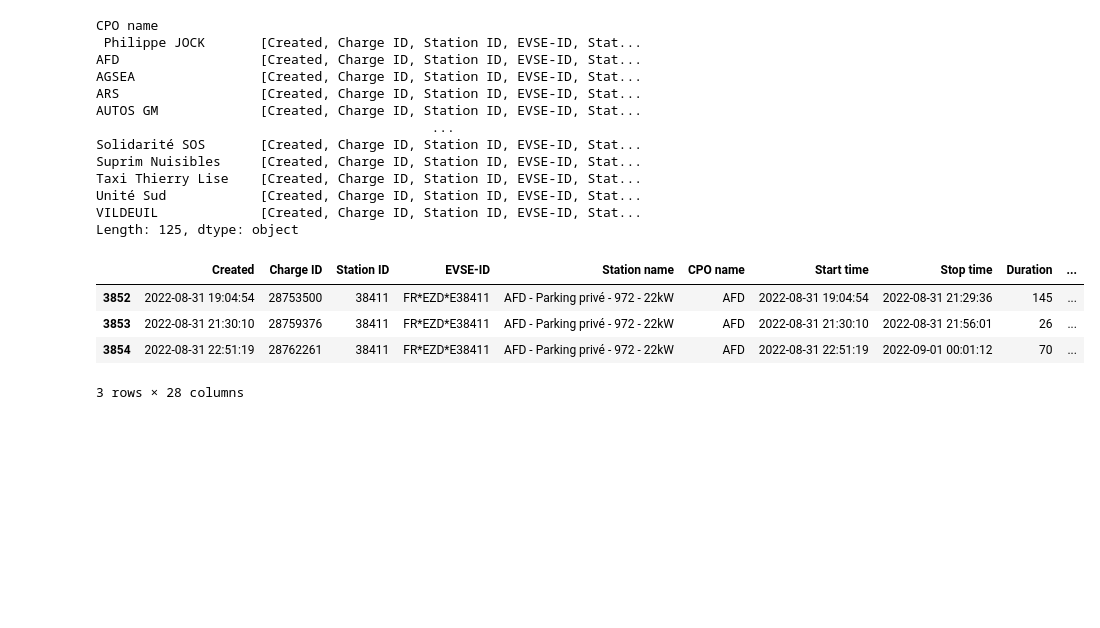
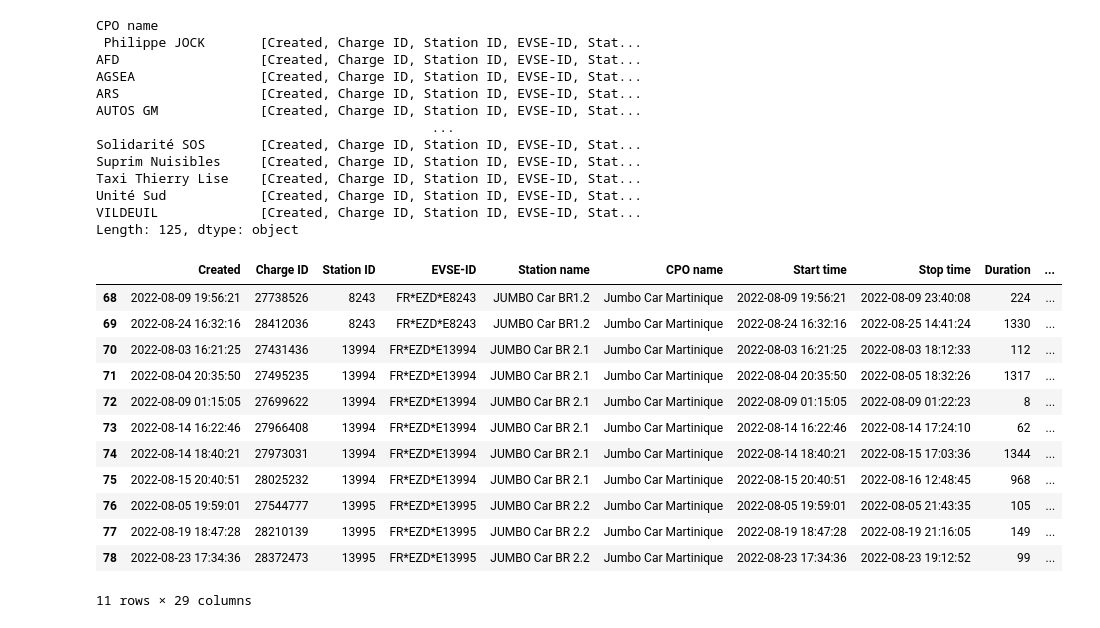
Before and after one commit to Stella-Hadiwidjaja/monthly_reports, a Jupyter notebook: reports.ipynb, the cells around one changed output. Cells and saved outputs as stored; diff of their text form; code cells hidden in the pictures; blank space fills up the shorter version.

```diff
--- a/reports.ipynb
+++ b/reports.ipynb
@@ -46 +53,4 @@ memory usage: 1.2+ MB
 note that non-nullcount difference between start time and stop time from charge_events.info() indicate the number of 'error charges' that have to be fixed. In other words, charges that were not registered correctly, and therefore do not have a corresponding stop time. This must be fixed before making the reports - all NaN stop values should be changed to 1 hour after the start time. To do this, first change the data type of time columns to datetime, then add 1 hour to all NaN cells in the 'Stop time' column.
+# %%
+charge_events['Energy (Wh)'] = charge_events['Energy (Wh)']/1000
+charge_events.rename(columns = {'Energy (Wh)':'Energy (kWh)'})
@@ -73,6 +95,7 @@ Name: Start time, dtype: datetime64[ns]
 # %% [markdown]
 ### CPO Groubys
 # %%
+charge_events['Date'] = charge_events['Start time'].dt.date
 charge_events.groupby(['CPO name']).apply(list)
 # %% [output]
 CPO name
@@ -89,11 +112,22 @@ Unité Sud            [Created, Charge ID, Station ID, EVSE-ID, Stat...
 VILDEUIL             [Created, Charge ID, Station ID, EVSE-ID, Stat...
 Length: 125, dtype: object
 # %%
-test_CPO = charge_events.groupby(['CPO name']).get_group('AFD')
+test = 'Jumbo Car Martinique'
+
+test_CPO = charge_events.groupby(['CPO name']).get_group(test)
+#test_CPO.columns
 test_CPO
 # %% [output]
 |  | Created | Charge ID | Station ID | EVSE-ID | Station name | CPO name | Start time | Stop time | Duration | ... |
-| 3852 | 2022-08-31 19:04:54 | 28753500 | 38411 | FR*EZD*E38411 | AFD - Parking privé - 972 - 22kW | AFD | 2022-08-31 19:04:54 | 2022-08-31 21:29:36 | 145 | ... |
-| 3853 | 2022-08-31 21:30:10 | 28759376 | 38411 | FR*EZD*E38411 | AFD - Parking privé - 972 - 22kW | AFD | 2022-08-31 21:30:10 | 2022-08-31 21:56:01 | 26 | ... |
-| 3854 | 2022-08-31 22:51:19 | 28762261 | 38411 | FR*EZD*E38411 | AFD - Parking privé - 972 - 22kW | AFD | 2022-08-31 22:51:19 | 2022-09-01 00:01:12 | 70 | ... |
+| 68 | 2022-08-09 19:56:21 | 27738526 | 8243 | FR*EZD*E8243 | JUMBO Car BR1.2 | Jumbo Car Martinique | 2022-08-09 19:56:21 | 2022-08-09 23:40:08 | 224 | ... |
+| 69 | 2022-08-24 16:32:16 | 28412036 | 8243 | FR*EZD*E8243 | JUMBO Car BR1.2 | Jumbo Car Martinique | 2022-08-24 16:32:16 | 2022-08-25 14:41:24 | 1330 | ... |
+| 70 | 2022-08-03 16:21:25 | 27431436 | 13994 | FR*EZD*E13994 | JUMBO Car BR 2.1 | Jumbo Car Martinique | 2022-08-03 16:21:25 | 2022-08-03 18:12:33 | 112 | ... |
+| 71 | 2022-08-04 20:35:50 | 27495235 | 13994 | FR*EZD*E13994 | JUMBO Car BR 2.1 | Jumbo Car Martinique | 2022-08-04 20:35:50 | 2022-08-05 18:32:26 | 1317 | ... |
+| 72 | 2022-08-09 01:15:05 | 27699622 | 13994 | FR*EZD*E13994 | JUMBO Car BR 2.1 | Jumbo Car Martinique | 2022-08-09 01:15:05 | 2022-08-09 01:22:23 | 8 | ... |
+| 73 | 2022-08-14 16:22:46 | 27966408 | 13994 | FR*EZD*E13994 | JUMBO Car BR 2.1 | Jumbo Car Martinique | 2022-08-14 16:22:46 | 2022-08-14 17:24:10 | 62 | ... |
+| 74 | 2022-08-14 18:40:21 | 27973031 | 13994 | FR*EZD*E13994 | JUMBO Car BR 2.1 | Jumbo Car Martinique | 2022-08-14 18:40:21 | 2022-08-15 17:03:36 | 1344 | ... |
+| 75 | 2022-08-15 20:40:51 | 28025232 | 13994 | FR*EZD*E13994 | JUMBO Car BR 2.1 | Jumbo Car Martinique | 2022-08-15 20:40:51 | 2022-08-16 12:48:45 | 968 | ... |
+| 76 | 2022-08-05 19:59:01 | 27544777 | 13995 | FR*EZD*E13995 | JUMBO Car BR 2.2 | Jumbo Car Martinique | 2022-08-05 19:59:01 | 2022-08-05 21:43:35 | 105 | ... |
+| 77 | 2022-08-19 18:47:28 | 28210139 | 13995 | FR*EZD*E13995 | JUMBO Car BR 2.2 | Jumbo Car Martinique | 2022-08-19 18:47:28 | 2022-08-19 21:16:05 | 149 | ... |
+| 78 | 2022-08-23 17:34:36 | 28372473 | 13995 | FR*EZD*E13995 | JUMBO Car BR 2.2 | Jumbo Car Martinique | 2022-08-23 17:34:36 | 2022-08-23 19:12:52 | 99 | ... |
-3 rows × 28 columns
+11 rows × 29 columns
```
Also changed, not shown: parts of 10 cells of this notebook.
